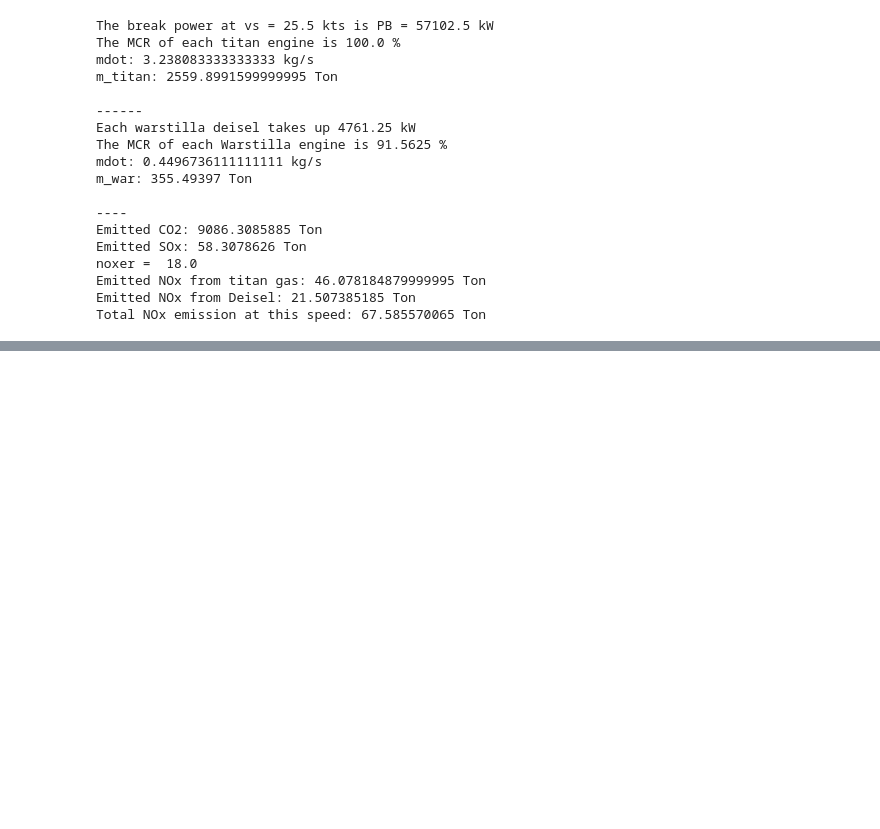
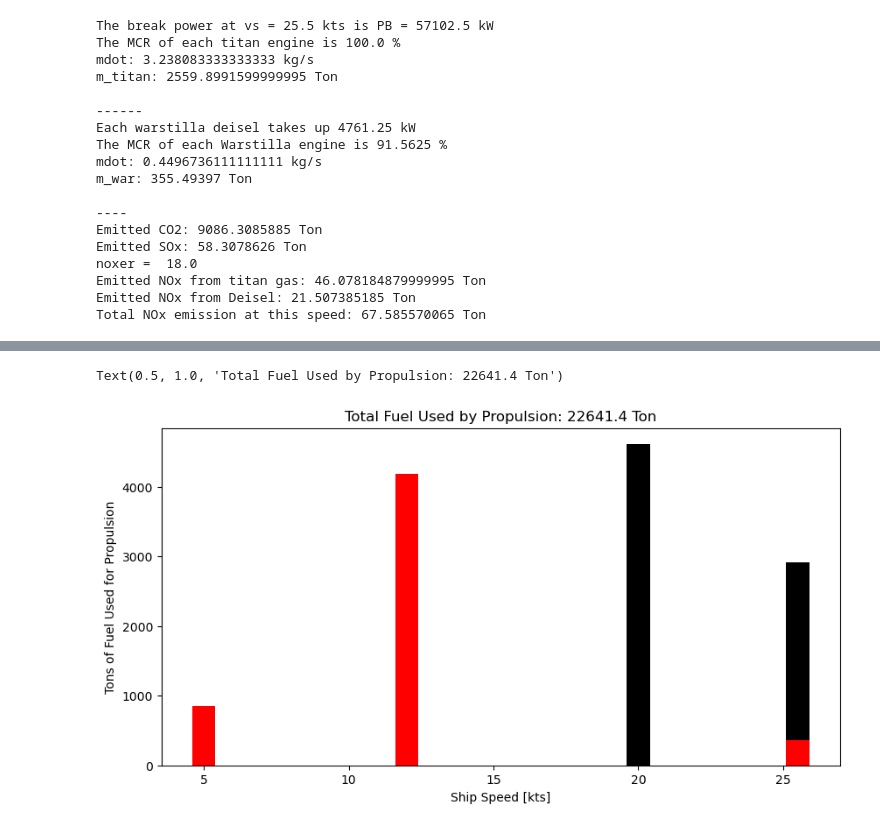
Before and after one commit to vandelij/marine_propulsion, a Jupyter notebook: final_project.ipynb, the cells around one changed output, grey strips where cells are left out. Saved outputs shown, nothing was run; the diff lists cells and outputs as text; code cells hidden in the pictures; blank space fills up the shorter version.

```diff
--- a/final_project.ipynb
+++ b/final_project.ipynb
@@ -433,0 +468,12 @@ Total NOx emission at this speed: 67.585570065 Ton
+# %%
+# plot the solution
+plt.figure(figsize=(10,5))
+plt.bar(speeds, (m_war_annual+m_titan_annual)/1000, color='black')
+plt.bar(speeds, m_war_annual/1000, color='red')
+
+plt.xlabel('Ship Speed [kts]')
+plt.ylabel('Tons of Fuel Used for Propulsion')
+plt.title(f'Total Fuel Used by Propulsion: {np.round(mtot_steam/1000, 2)} Ton')
+# %% [output]
+Text(0.5, 1.0, 'Total Fuel Used by Propulsion: 22641.4 Ton')
+[figure, added]
```
Also changed, not shown: parts of 2 cells of this notebook.
